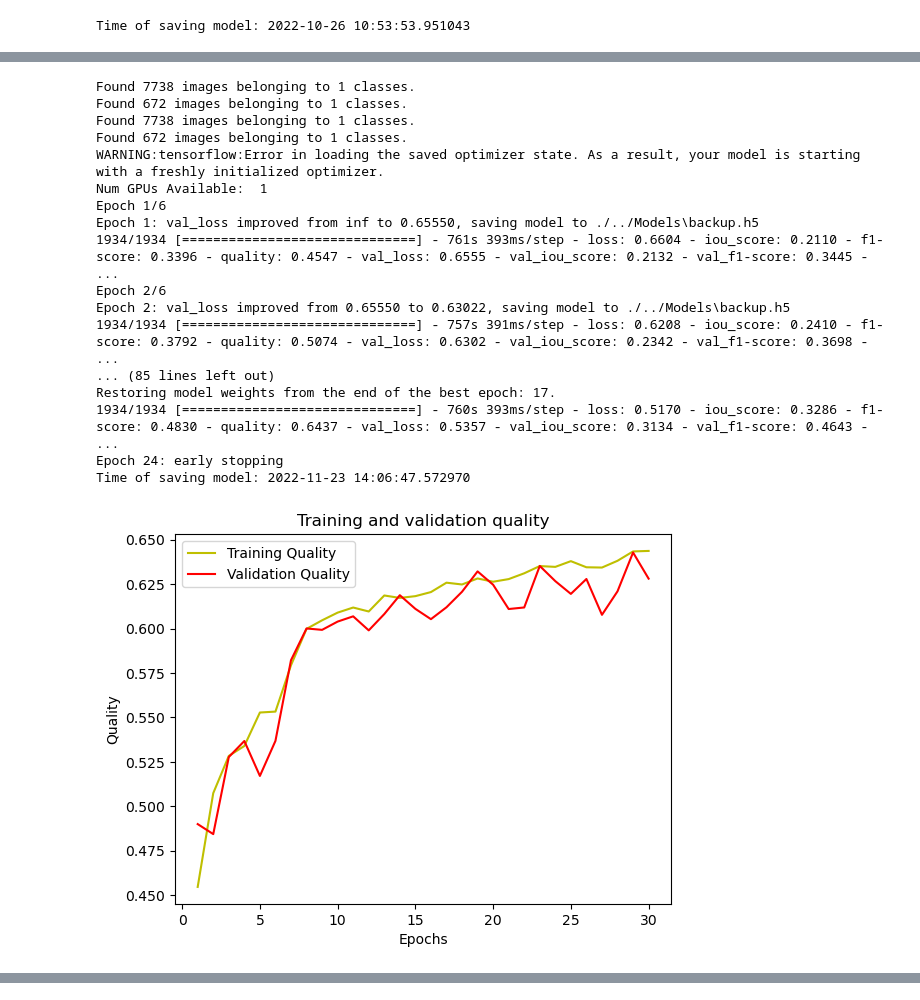
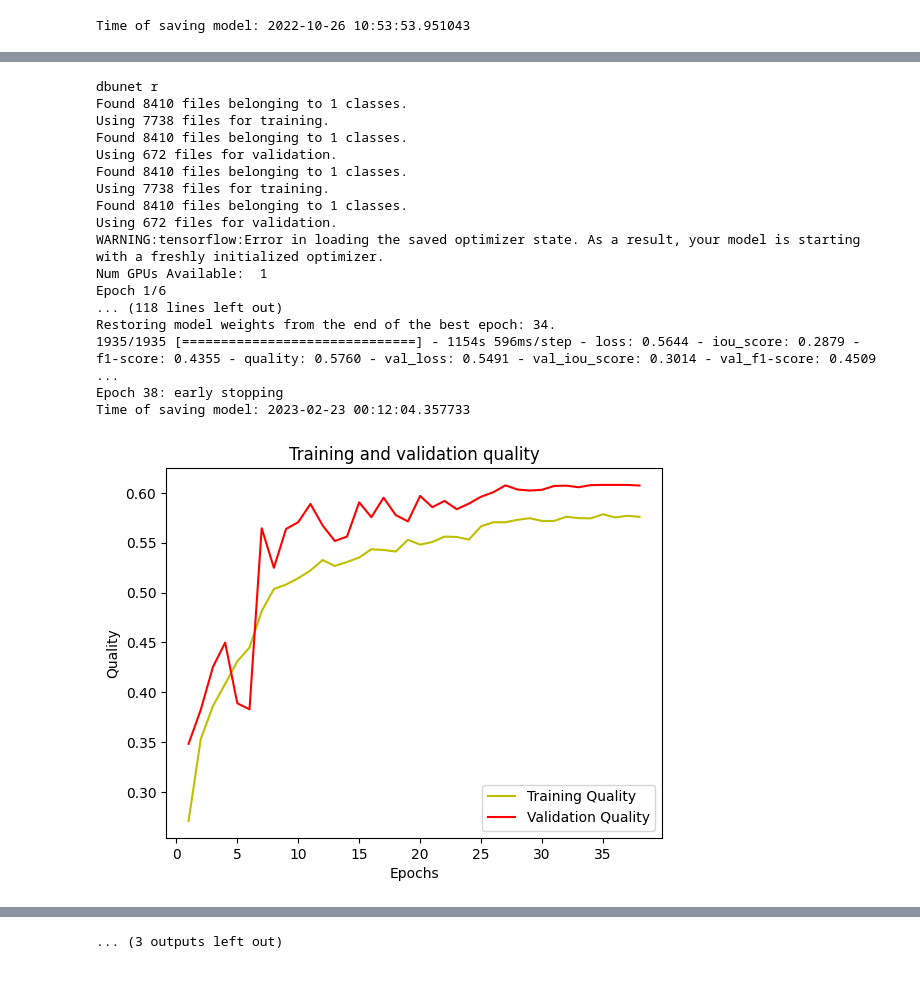
Before and after one commit to bicycle-lane-detector/detector, a Jupyter notebook: src/pre-training.ipynb, the cells around one changed output, grey strips where cells are left out. Saved outputs shown, nothing was run; the diff lists cells and outputs as text; code cells hidden in the pictures.

Commit message:
trained pretrained imagenet models

```diff
--- a/src/pre-training.ipynb
+++ b/src/pre-training.ipynb
@@ -22,7 +22,7 @@ seed = 56
 IMAGE_HEIGHT = IMAGE_WIDTH = 256 * 2 # * 2
 
 EPOCHS = 100
-LEARNING_RATE = 0.0001
+LEARNING_RATE = 0.001
 BATCH_SIZE = 4
 
 ROOT = "./../Data/all-cities/"
@@ -96,21 +105,25 @@ Time of saving model: 2022-10-26 10:53:53.951043
 # %%
 #PRETRAINED_MODEL_PATH = "./../Models/Roads/triple-param/road_mapper_scratch_Combined_Aug_IoU6075_q8080.h5"
 paths = [
-    ("./../Models/Roads/backbones/" + "road_mapper_pre-train-scratch-efficientnetb2_Aug_IoU6255_q8678.h5", "efficientnetb2"),
-    ("./../Models/Roads/backbones/" +"road_mapper_pre-train-scratch-densenet121_Aug_IoU6256_q8446.h5", "densenet121"),
-    ("./../Models/Roads/backbones/" +"road_mapper_pre-train-scratch-resnet34_Aug_IoU6145_q8386.h5", "resnet34"),
-    ("./../Models/Roads/backbones/" +"road_mapper_pre-train-scratch-vgg16_Aug_IoU6426_q8564.h5", "vgg16")
+    #("./../Models/Roads/backbones/" + "road_mapper_pre-train-scratch-efficientnetb2_Aug_IoU6255_q8678.h5", "efficientnetb2"),
+    ("./../Models/Roads/backbones/" +"road_mapper_pre-train-scratch-vgg16_Aug_IoU6426_q8564.h5", "vbunet"),
+    ("./../Models/Roads/backbones/" +"road_mapper_pre-train-scratch-densenet121_Aug_IoU6256_q8446.h5", "dbunet"),
+    ("./../Models/Roads/backbones/" +"road_mapper_pre-train-scratch-resnet34_Aug_IoU6145_q8386.h5", "rbunet"),
 ]
 
-first_half = (["conv2d_01","conv2d_02","conv2d_03","conv2d_04","conv2d_05","conv2d_06","conv2d_07","conv2d_08", "conv2d_09"], "freeze-left")
-second_half = (["conv2d_010","conv2d_011","conv2d_012","conv2d_013","conv2d_014","conv2d_015","conv2d_016","conv2d_017", "conv2d_018"], "freeze-right")
+first_half = (["conv2d_01","conv2d_02","conv2d_03","conv2d_04","conv2d_05","conv2d_06","conv2d_07","conv2d_08", "conv2d_09"], "l")
+second_half = (["conv2d_010","conv2d_011","conv2d_012","conv2d_013","conv2d_014","conv2d_015","conv2d_016","conv2d_017", "conv2d_018"], "r")
 
-halves = [second_half]#, first_half]
+halves = [first_half, second_half]
 
-for model in paths:
-    PRETRAINED_MODEL_PATH = model[0]
+for m in paths:
+    PRETRAINED_MODEL_PATH = m[0]
     for half in halves:
-          model_path = "./../Models/Double-Data/road-pre-trained-backbones/bike_mapper_pre-train-" + model[1] + half[1] + "_Aug.h5"
+
+          print(m[1], half[1])
+          if m[1] == 'vbunet' and half[1] == 'l':
+              continue
+          model_path = "./../Models/color-aug/" + m[1] + "-" + half[1] + "_Aug.h5"
 
 
           train_gen, val_gen = train_val_generator(IMAGE_WIDTH, IMAGE_HEIGHT, ROOT, TRAIN_DIR, BATCH_SIZE, seed,
@@ -123,9 +136,9 @@ for model in paths:
           nb_layers = len(model.layers)
           layers = model.layers if half[1] == "freeze-left" else model.layers[::-1]
           for i, layer in enumerate(layers):
-              if "decoder_stage0" in layer.name and half[1] == "freeze-left":
+              if "decoder_stage0" in layer.name and half[1] == "l":
                   break
-              elif "decoder_stage0_upsampling" in layer.name and half[1] == "freeze-right":
+              elif "decoder_stage0_upsampling" in layer.name and half[1] == "r":
                   break
 
               if isinstance(layer, keras.layers.Conv2D) or isinstance(layer, keras.layers.DepthwiseConv2D):
@@ -154,7 +167,7 @@ for model in paths:
 
           print("Num GPUs Available: ", len(tf.config.list_physical_devices('GPU')))
 
-          history1 = model.fit(train_gen.data,  validation_data=val_gen.data, steps_per_epoch=train_gen.samplesPerBatch, validation_steps=val_gen.samplesPerBatch, callbacks=list(callbacks), epochs=6, verbose=1)
+          history1 = model.fit(train_gen.data,  validation_data=val_gen.data, callbacks=list(callbacks), epochs=6, verbose=1)
 
           for layer in model.layers:
                 layer.trainable = True
@@ -169,7 +182,7 @@ for model in paths:
             metrics=[sm.metrics.IOUScore(threshold=0.1), sm.metrics.FScore(), metric.quality()], run_eagerly=True
           )
 
-          history = model.fit(train_gen.data,  validation_data=val_gen.data, steps_per_epoch=train_gen.samplesPerBatch, validation_steps=val_gen.samplesPerBatch, callbacks=list(callbacks), epochs=EPOCHS, verbose=1, initial_epoch=6) #,
+          history = model.fit(train_gen.data,  validation_data=val_gen.data, callbacks=list(callbacks), epochs=EPOCHS, verbose=1, initial_epoch=6) #,
 
           keys = ['quality', 'iou_score', 'val_iou_score', 'val_quality']
           for key in keys:
@@ -219,18 +232,18 @@ Time of saving model: 2022-11-23 07:47:18.015898
-Found 7738 images belonging to 1 classes.
-Found 672 images belonging to 1 classes.
-Found 7738 images belonging to 1 classes.
-Found 672 images belonging to 1 classes.
+dbunet r
+Found 8410 files belonging to 1 classes.
+Using 7738 files for training.
+Found 8410 files belonging to 1 classes.
+Using 672 files for validation.
+Found 8410 files belonging to 1 classes.
+Using 7738 files for training.
+Found 8410 files belonging to 1 classes.
+Using 672 files for validation.
 WARNING:tensorflow:Error in loading the saved optimizer state. As a result, your model is starting with a freshly initialized optimizer.
 Num GPUs Available:  1
 Epoch 1/6
-Epoch 1: val_loss improved from inf to 0.65550, saving model to ./../Models\backup.h5
-1934/1934 [==============================] - 761s 393ms/step - loss: 0.6604 - iou_score: 0.2110 - f1-score: 0.3396 - quality: 0.4547 - val_loss: 0.6555 - val_iou_score: 0.2132 - val_f1-score: 0.3445 - ...
-Epoch 2/6
-Epoch 2: val_loss improved from 0.65550 to 0.63022, saving model to ./../Models\backup.h5
-1934/1934 [==============================] - 757s 391ms/step - loss: 0.6208 - iou_score: 0.2410 - f1-score: 0.3792 - quality: 0.5074 - val_loss: 0.6302 - val_iou_score: 0.2342 - val_f1-score: 0.3698 - ...
-... (85 lines left out)
-Restoring model weights from the end of the best epoch: 17.
-1934/1934 [==============================] - 760s 393ms/step - loss: 0.5170 - iou_score: 0.3286 - f1-score: 0.4830 - quality: 0.6437 - val_loss: 0.5357 - val_iou_score: 0.3134 - val_f1-score: 0.4643 - ...
-Epoch 24: early stopping
-Time of saving model: 2022-11-23 14:06:47.572970
+... (118 lines left out)
+Restoring model weights from the end of the best epoch: 34.
+1935/1935 [==============================] - 1154s 596ms/step - loss: 0.5644 - iou_score: 0.2879 - f1-score: 0.4355 - quality: 0.5760 - val_loss: 0.5491 - val_iou_score: 0.3014 - val_f1-score: 0.4509  ...
+Epoch 38: early stopping
+Time of saving model: 2023-02-23 00:12:04.357733
-[figure, old version]
+[figure, new version]
@@ -255,3 +270,4 @@ Epoch 23/100
+... (3 outputs left out)
 # %%
 import os
 os.system("shutdown /s /t 5")
```
Also changed, not shown: parts of 2 cells of this notebook, 1 other file.
